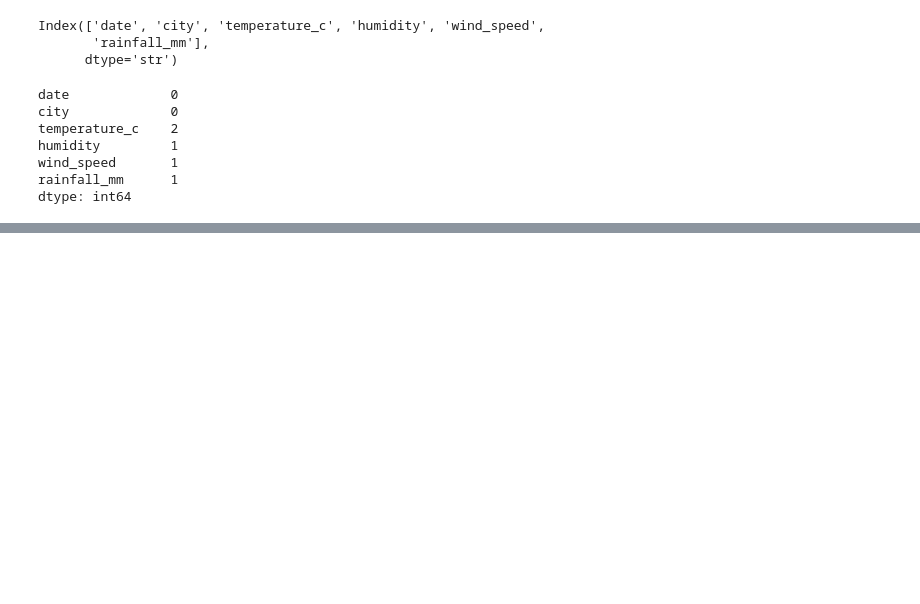
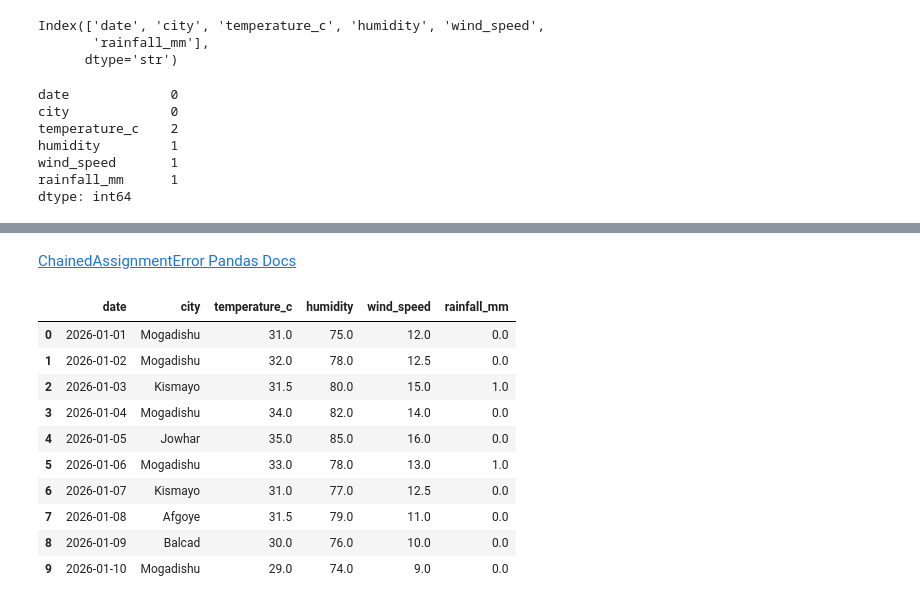
Before and after one commit to marshaale/learn-pandas, a Jupyter notebook: notebook.ipynb, the cells around one changed output, grey strips where cells are left out. Drawn from its saved outputs; the diff is of its cells as text; code cells hidden in the pictures; blank space fills up the shorter version.

```diff
--- a/notebook.ipynb
+++ b/notebook.ipynb
@@ -474,0 +560,18 @@ dtype: int64
+# %% [markdown]
+[ChainedAssignmentError Pandas Docs](https://pandas.pydata.org/pandas-docs/stable/user_guide/copy_on_write.html#chained-assignment)
+# %%
+# this works
+df.loc[df['rainfall_mm']>1,'rainfall_mm'] = 1
+df
+# %% [output]
+|  | date | city | temperature_c | humidity | wind_speed | rainfall_mm |
+| 0 | 2026-01-01 | Mogadishu | 31.0 | 75.0 | 12.0 | 0.0 |
+| 1 | 2026-01-02 | Mogadishu | 32.0 | 78.0 | 12.5 | 0.0 |
+| 2 | 2026-01-03 | Kismayo | 31.5 | 80.0 | 15.0 | 1.0 |
+| 3 | 2026-01-04 | Mogadishu | 34.0 | 82.0 | 14.0 | 0.0 |
+| 4 | 2026-01-05 | Jowhar | 35.0 | 85.0 | 16.0 | 0.0 |
+| 5 | 2026-01-06 | Mogadishu | 33.0 | 78.0 | 13.0 | 1.0 |
+| 6 | 2026-01-07 | Kismayo | 31.0 | 77.0 | 12.5 | 0.0 |
+| 7 | 2026-01-08 | Afgoye | 31.5 | 79.0 | 11.0 | 0.0 |
+| 8 | 2026-01-09 | Balcad | 30.0 | 76.0 | 10.0 | 0.0 |
+| 9 | 2026-01-10 | Mogadishu | 29.0 | 74.0 | 9.0 | 0.0 |
```
Also changed, not shown: parts of 9 cells of this notebook, 2 other files.
